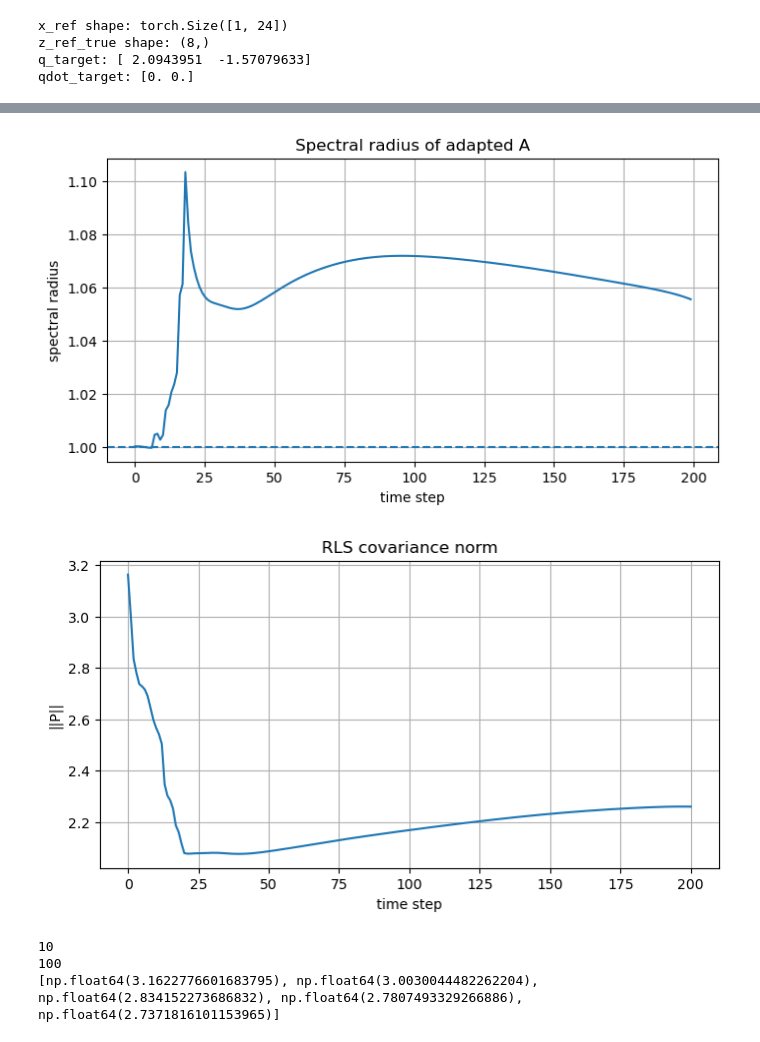
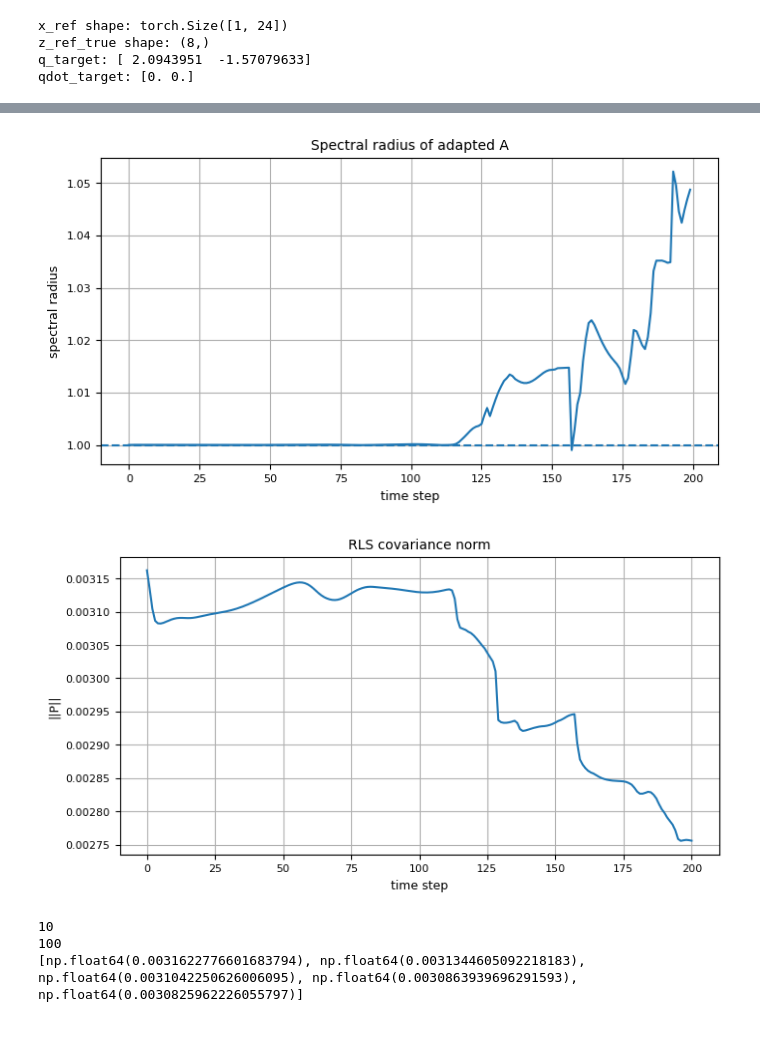
Before and after one commit to kiranThyagarajan/master-thesis, a Jupyter notebook: src/koopman-markers.ipynb, the cells around one changed output, grey strips where cells are left out. Cells and saved outputs as stored; diff of their text form; code cells hidden in the pictures.

```diff
--- a/src/koopman-markers.ipynb
+++ b/src/koopman-markers.ipynb
@@ -1083,8 +1145,8 @@ prediction error e1 = z2_real - z2_pred: [ 0.36626173  0.06641961  0.17272199 -0
 # %%
 steps = 200
 
-lambda_rls = 0.999
-alpha = 1
+lambda_rls = 0.995
+alpha = 1e2
 
 latent_dim = A0.shape[0]
 control_dim = B0.shape[1]
@@ -1114,15 +1176,31 @@ dB_fro_hist = []
 A0_fro_dev_hist = []
 B0_fro_dev_hist = []
 
+z_ref_reachable, u_ref_reachable, reachable_residual = closest_reachable_reference(A0, B0, z_ref_true)
+
 for k in range(steps):
     A_curr = AB[:, :latent_dim]
     B_curr = AB[:, latent_dim:]
 
     K_curr = discrete_lqr_gain(A_curr, B_curr, Q, R)
 
-    u_ref_curr = np.linalg.lstsq(B_curr, (np.eye(latent_dim) - A_curr) @ z_ref, rcond=None)[0]
+    u_ref_curr = np.linalg.lstsq(B_curr, (np.eye(latent_dim) - A_curr) @ z_ref_reachable,rcond=None)[0]
 
-    u = u_ref_curr - K_curr @ (z_for_control - z_ref)
+    u = u_ref_curr - K_curr @ (z_for_control - z_ref_reachable)
+
+
+    """
+    K_curr = discrete_lqr_gain(A_curr, B_curr, Q, R)
+
+    z_ref_curr, u_ref_curr, reachable_residual_curr = closest_reachable_reference(A_curr, B_curr, z_ref_true)
+
+    u = u_ref_curr - K_curr @ (z_for_control - z_ref_curr)
+    """
+    #u = u_ref_reachable - K_curr @ (z_for_control - z_ref_reachable)
+
+    #u_ref_curr = np.linalg.lstsq(B_curr, (np.eye(latent_dim) - A_curr) @ z_ref, rcond=None)[0]
+
+    #u = u_ref_curr - K_curr @ (z_for_control - z_ref)
     #u = u_ref - K @ (z_for_control - z_ref)
     ZU = np.concatenate([z_for_control, u], axis=0)
 
@@ -1210,6 +1288,8 @@ err_hist = np.array(err_hist)            # [steps, latent_dim]
 err_norm_hist = np.array(err_norm_hist)  # [steps]
 # %%
 u_norms = np.linalg.norm(u_hist, axis=1)
+
+z_error_reachable = np.linalg.norm(z_real_hist - z_ref_reachable[None, :], axis=1)
 
 plt.figure(figsize=(8, 4))
 plt.plot(err_norm_hist, linewidth=2)
@@ -1284,4 +1364,13 @@ plt.title("Closed-loop stability of A - B K during RLS")
 plt.legend()
 plt.grid(True)
 plt.show()
+
+
+plt.figure(figsize=(8, 4))
+plt.plot(z_error_reachable)
+plt.xlabel("time step")
+plt.ylabel(r"$\|z - z_{ref, reachable}\|$")
+plt.title("Encoded real-state latent error to reachable reference")
+plt.grid(True)
+plt.show()
 # %% [output]
@@ -1290,5 +1379,5 @@ plt.show()
-[figure, old version]
+[figure, new version]
-[figure, old version]
+[figure, new version]
 10
 100
-[np.float64(3.1622776601683795), np.float64(3.0030044482262204), np.float64(2.834152273686832), np.float64(2.7807493329266886), np.float64(2.7371816101153965)]
+[np.float64(0.0031622776601683794), np.float64(0.0031344605092218183), np.float64(0.0031042250626006095), np.float64(0.0030863939696291593), np.float64(0.0030825962226055797)]
```
Also changed, not shown: parts of 16 cells of this notebook, 12 other files.
